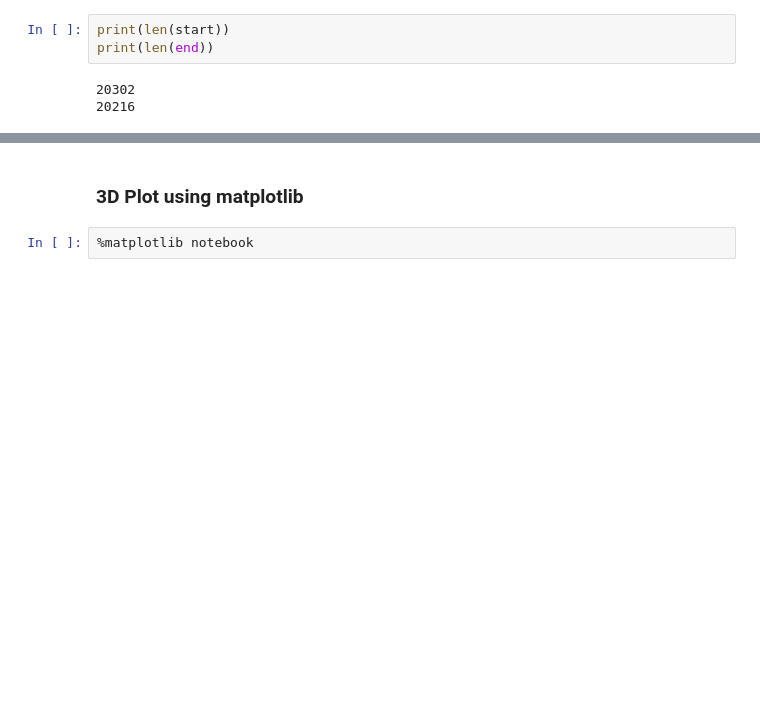
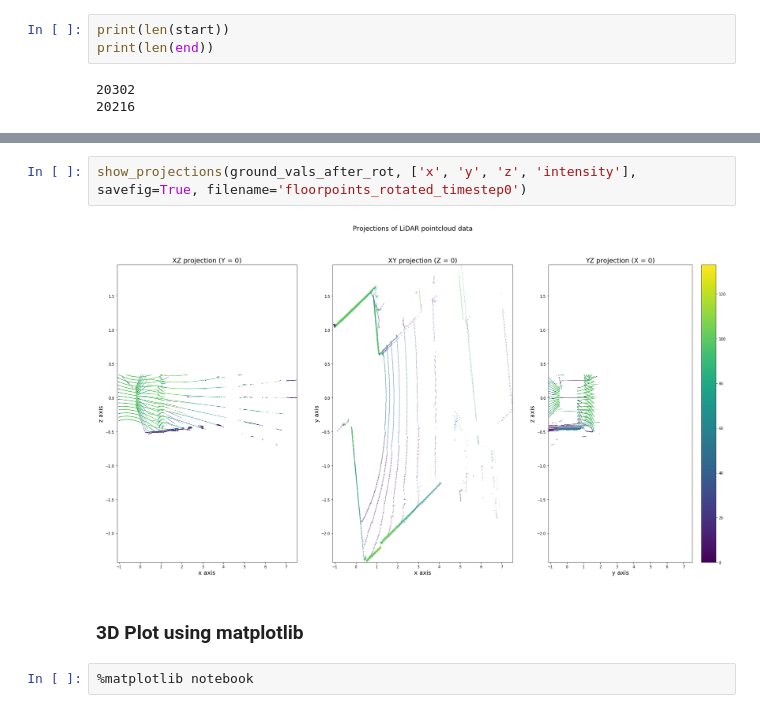
Before and after one commit to epfl-lasa/crowd_tracker_lidar3d, a Jupyter notebook: jupyter_nbs/PointCloud_Segmentation.ipynb, the cells around one changed output, grey strips where cells are left out. Cells and saved outputs as stored; diff of their text form; blank space fills up the shorter version.

```diff
--- a/jupyter_nbs/PointCloud_Segmentation.ipynb
+++ b/jupyter_nbs/PointCloud_Segmentation.ipynb
@@ -108,3 +93,7 @@ plt.show()
+# %%
+show_projections(ground_vals_after_rot, ['x', 'y', 'z', 'intensity'], savefig=True, filename='floorpoints_rotated_timestep0')
+# %% [output]
+[figure, added]
 # %% [markdown]
 ### 3D Plot using matplotlib
 # %%
```
Also changed, not shown: parts of 16 cells of this notebook, 6 other files.
